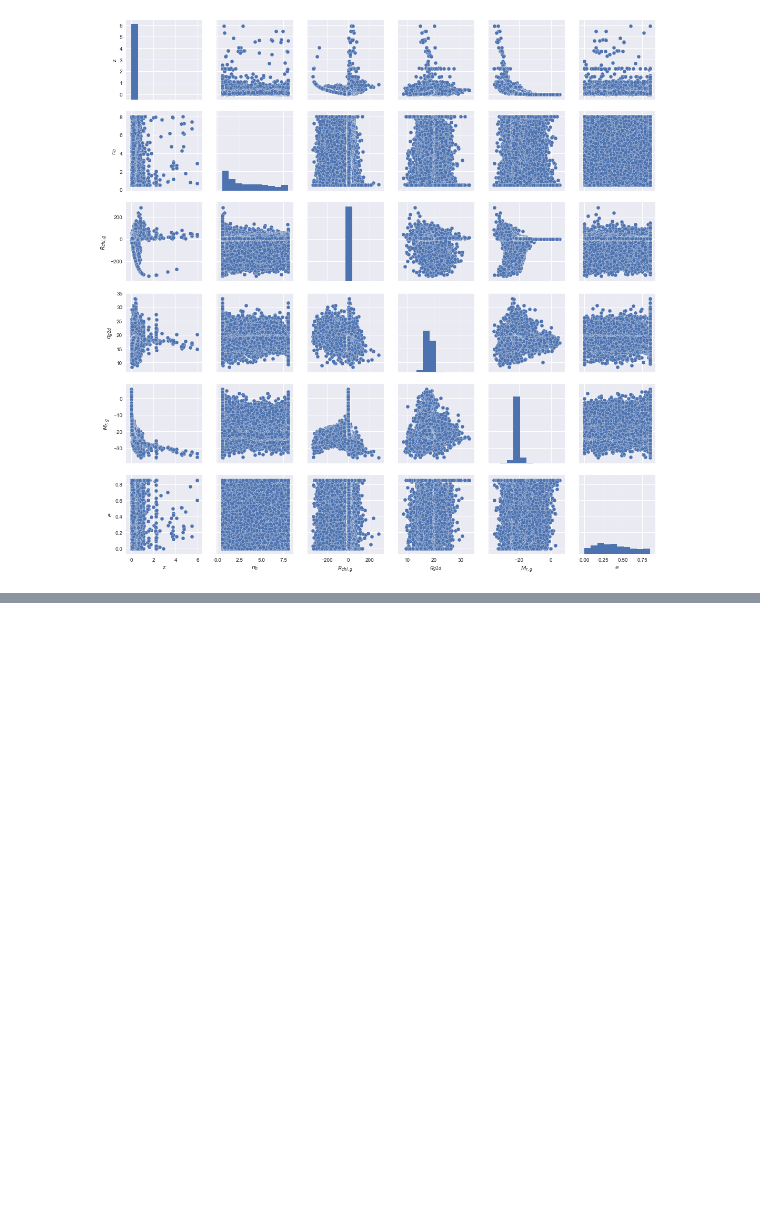
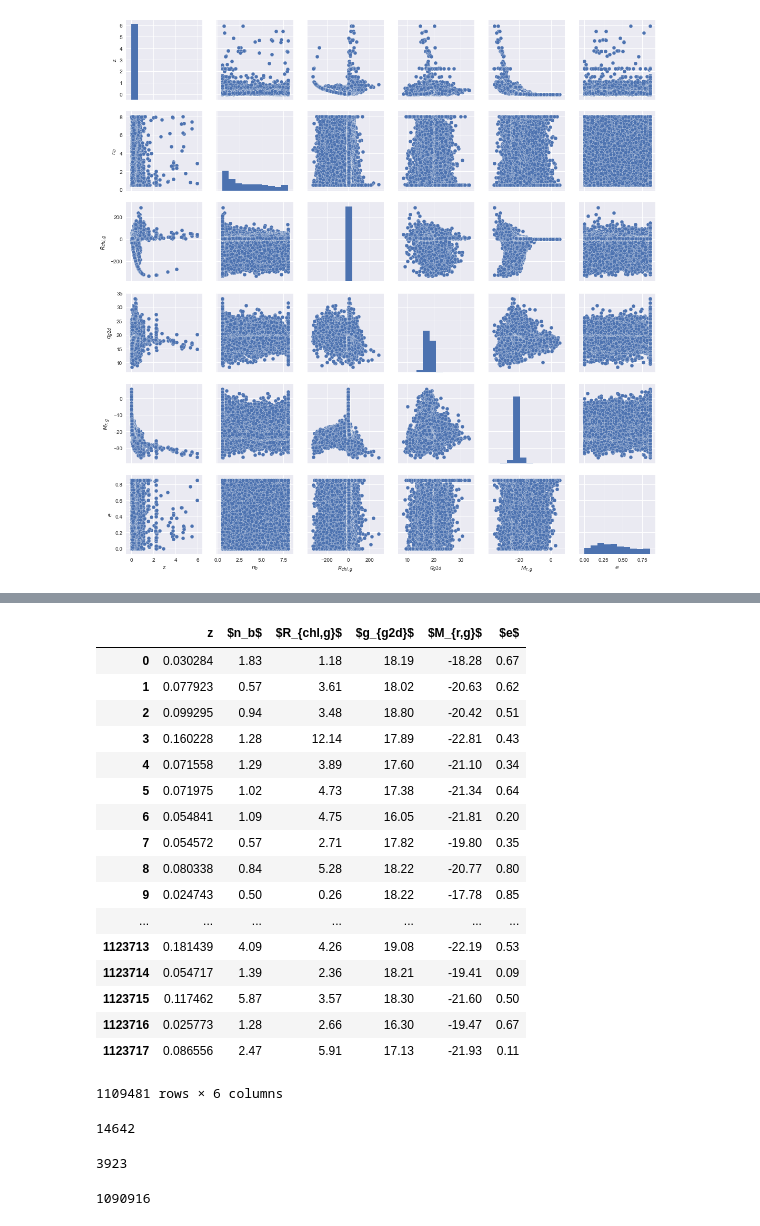
Before and after one commit to raphaelshirley/regphot, a Jupyter notebook: examples/Simard.ipynb, the cells around one changed output, grey strips where cells are left out. Cells and saved outputs as stored; diff of their text form; code cells hidden in the pictures; blank space fills up the shorter version.

```diff
--- a/examples/Simard.ipynb
+++ b/examples/Simard.ipynb
@@ -36,0 +41,33 @@ g.map_offdiag(sns.kdeplot, cmap="Blues_d", n_levels=6);
+# %%
+df2
+# %% [output]
+|  | z | $n_b$ | $R_{chl,g}$ | $g_{g2d}$ | $M_{r,g}$ | $e$ |
+| 0 | 0.030284 | 1.83 | 1.18 | 18.19 | -18.28 | 0.67 |
+| 1 | 0.077923 | 0.57 | 3.61 | 18.02 | -20.63 | 0.62 |
+| 2 | 0.099295 | 0.94 | 3.48 | 18.80 | -20.42 | 0.51 |
+| 3 | 0.160228 | 1.28 | 12.14 | 17.89 | -22.81 | 0.43 |
+| 4 | 0.071558 | 1.29 | 3.89 | 17.60 | -21.10 | 0.34 |
+| 5 | 0.071975 | 1.02 | 4.73 | 17.38 | -21.34 | 0.64 |
+| 6 | 0.054841 | 1.09 | 4.75 | 16.05 | -21.81 | 0.20 |
+| 7 | 0.054572 | 0.57 | 2.71 | 17.82 | -19.80 | 0.35 |
+| 8 | 0.080338 | 0.84 | 5.28 | 18.22 | -20.77 | 0.80 |
+| 9 | 0.024743 | 0.50 | 0.26 | 18.22 | -17.78 | 0.85 |
+| ... | ... | ... | ... | ... | ... | ... |
+| 1123713 | 0.181439 | 4.09 | 4.26 | 19.08 | -22.19 | 0.53 |
+| 1123714 | 0.054717 | 1.39 | 2.36 | 18.21 | -19.41 | 0.09 |
+| 1123715 | 0.117462 | 5.87 | 3.57 | 18.30 | -21.60 | 0.50 |
+| 1123716 | 0.025773 | 1.28 | 2.66 | 16.30 | -19.47 | 0.67 |
+| 1123717 | 0.086556 | 2.47 | 5.91 | 17.13 | -21.93 | 0.11 |
+1109481 rows × 6 columns
+# %%
+len(df2[df2['$R_{chl,g}$'] < 0])
+# %% [output]
+14642
+# %%
+len(df2[df2['$R_{chl,g}$'] == 0])
+# %% [output]
+3923
+# %%
+len(df2[df2['$R_{chl,g}$'] > 0])
+# %% [output]
+1090916
```
Also changed, not shown: parts of 2 cells of this notebook, 2 other files.
